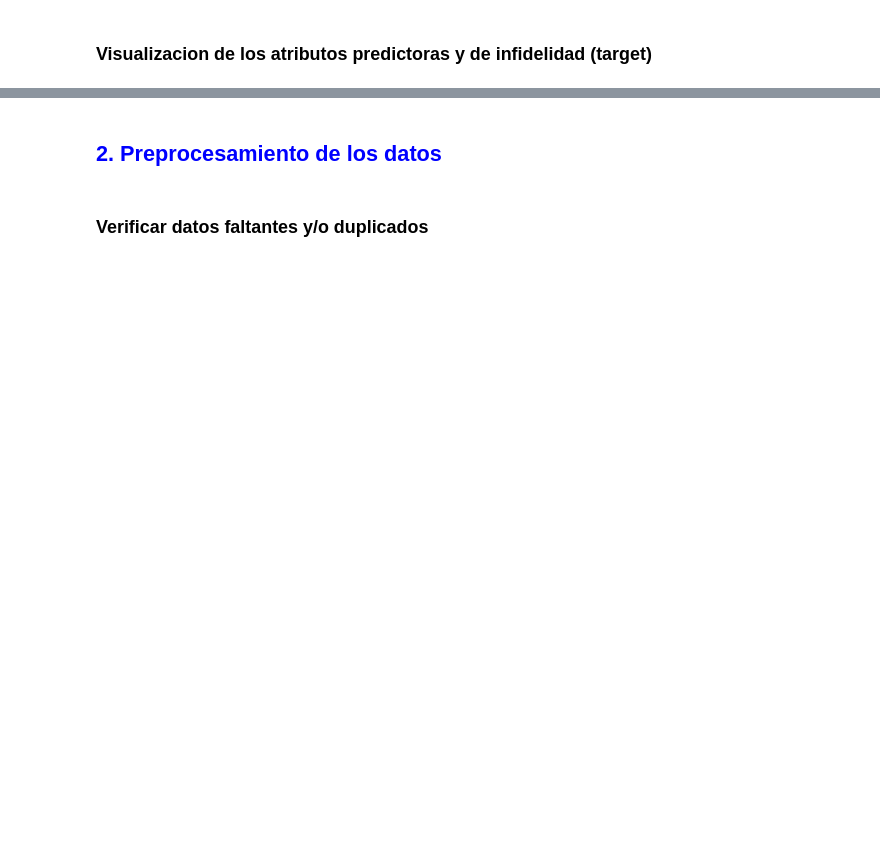
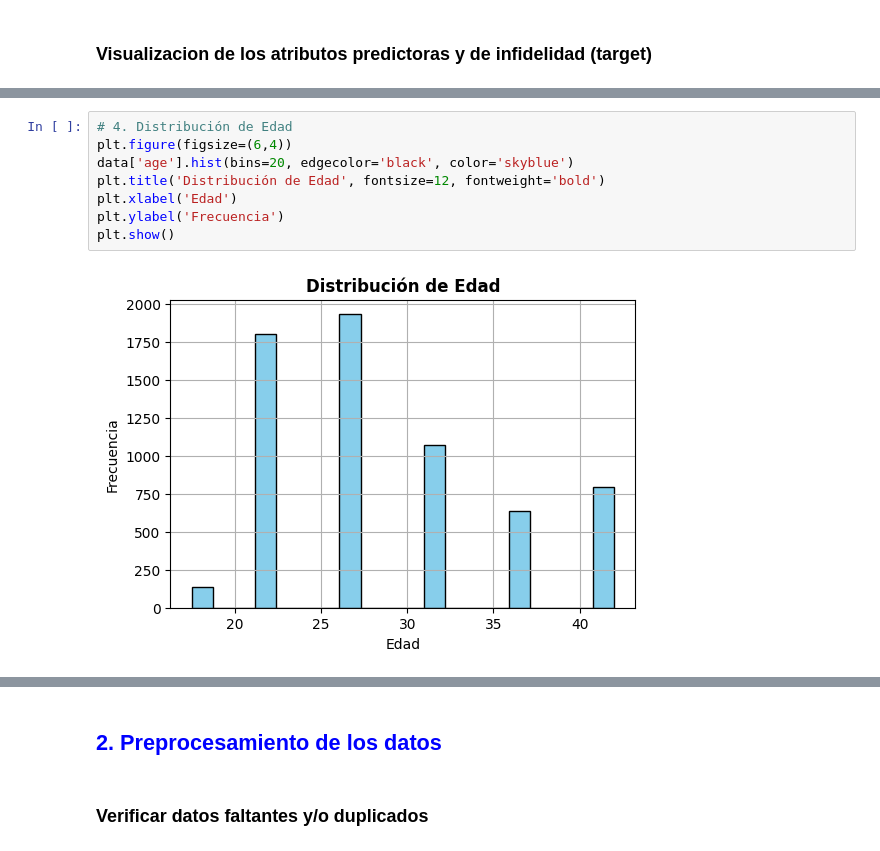
Before and after one commit to ChristianPue/proyectos-machine-learning, a Jupyter notebook: S9/Actividad 4/04_Act_ML_Relacion_Extramatrimonial_SVM.ipynb, the cells around one changed output, grey strips where cells are left out. Cells and saved outputs as stored; diff of their text form; blank space fills up the shorter version.

```diff
--- a/S9/Actividad 4/04_Act_ML_Relacion_Extramatrimonial_SVM.ipynb
+++ b/S9/Actividad 4/04_Act_ML_Relacion_Extramatrimonial_SVM.ipynb
@@ -73,0 +287,10 @@ data.head(10)
+# %%
+# 4. Distribución de Edad
+plt.figure(figsize=(6,4))
+data['age'].hist(bins=20, edgecolor='black', color='skyblue')
+plt.title('Distribución de Edad', fontsize=12, fontweight='bold')
+plt.xlabel('Edad')
+plt.ylabel('Frecuencia')
+plt.show()
+# %% [output]
+[figure, added]
```
Also changed, not shown: parts of 48 cells of this notebook, 8 other files.
